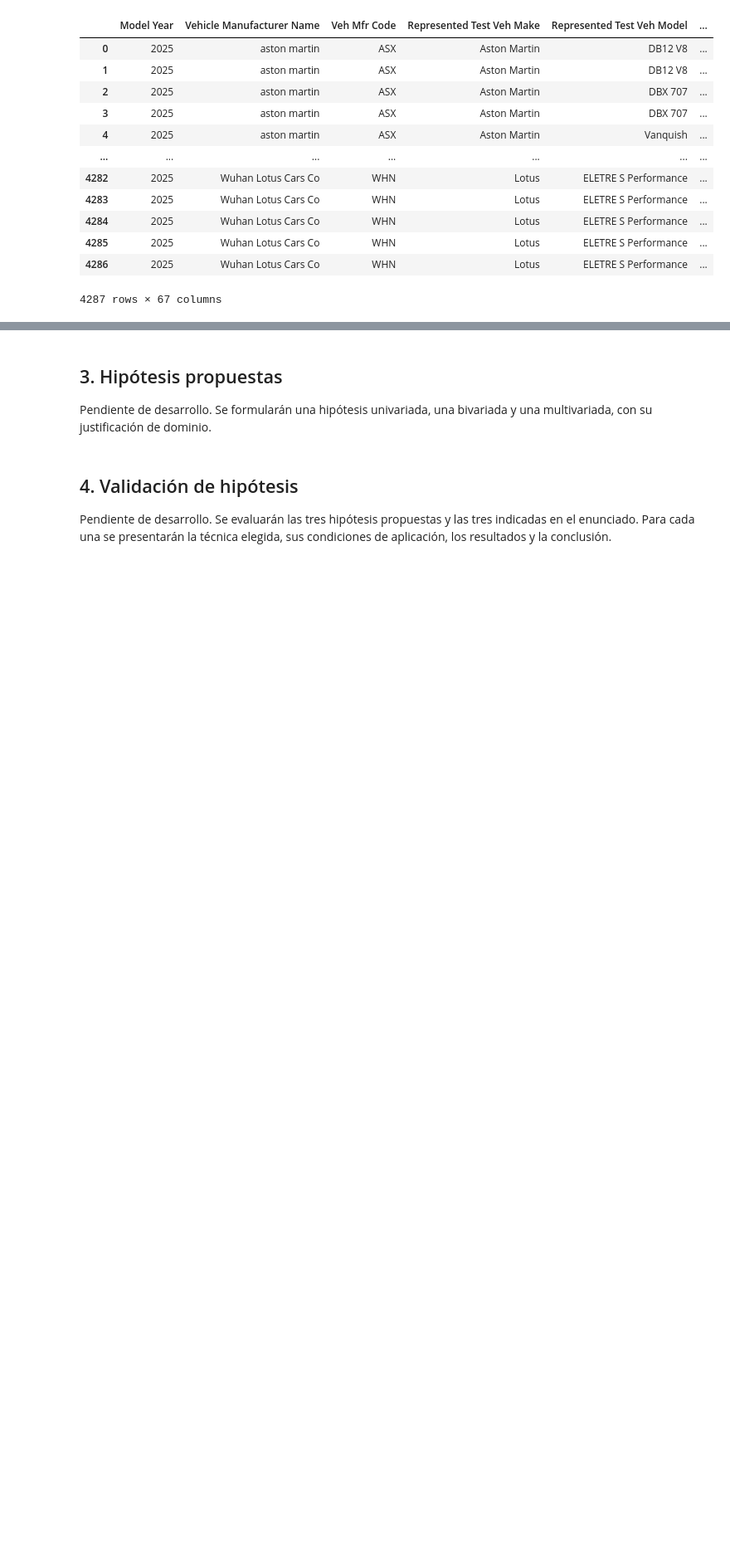
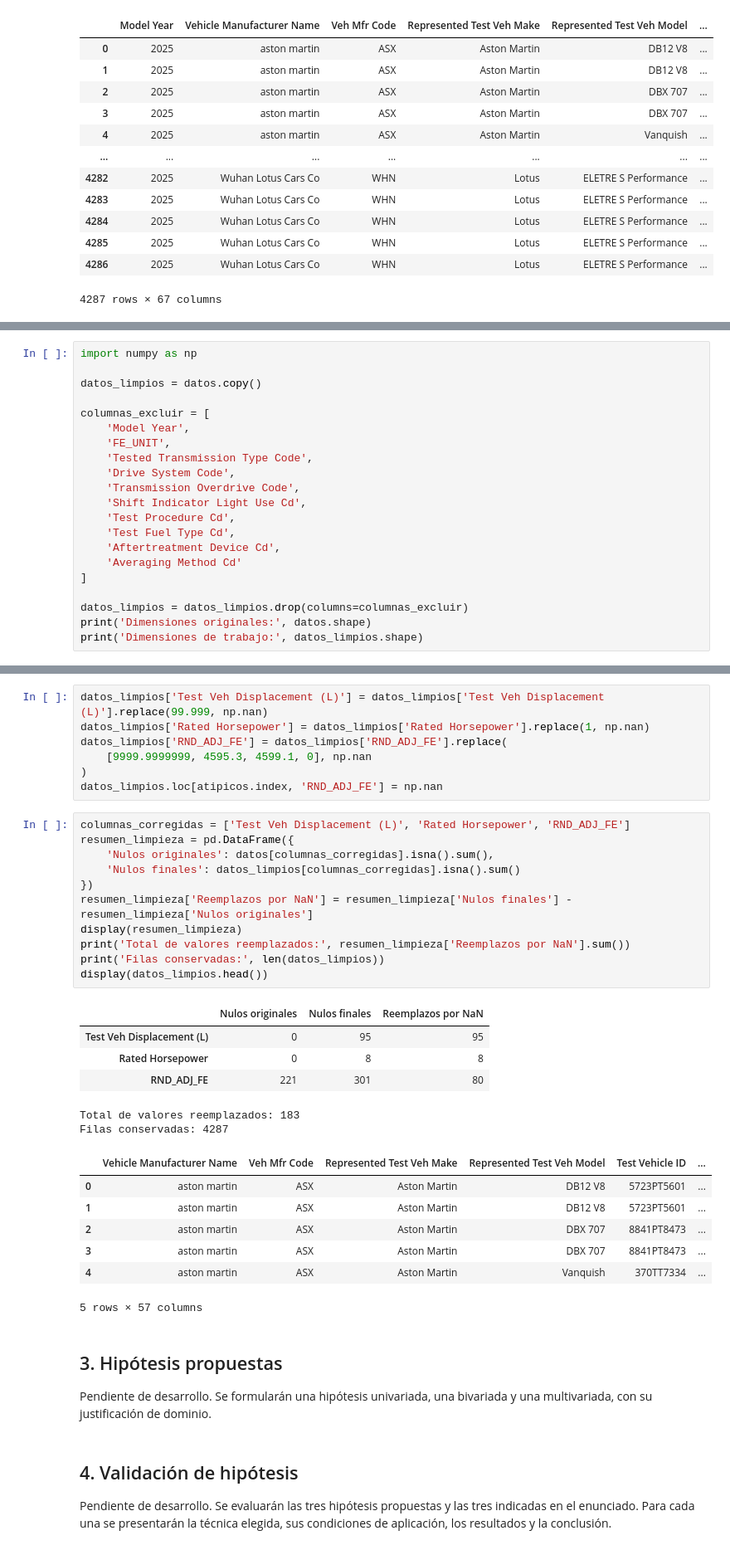
Before and after one commit to rodrigo1git/TPE-Fundamentos-de-Ciencia-de-Datos, a Jupyter notebook: TPE.ipynb, the cells around one changed output, grey strips where cells are left out. Shown at 83% size. Saved outputs shown, nothing was run; the diff lists cells and outputs as text; blank space fills up the shorter version.

Commit message:
Implementa limpieza del inciso 2 y registra verificacion

```diff
--- a/TPE.ipynb
+++ b/TPE.ipynb
@@ -382,0 +381,21 @@ Pendiente de desarrollo. Se registrarán las acciones implementadas, su justific
+# %%
+import numpy as np
+
+datos_limpios = datos.copy()
+
+columnas_excluir = [
+    'Model Year',
+    'FE_UNIT',
+    'Tested Transmission Type Code',
+    'Drive System Code',
+    'Transmission Overdrive Code',
+    'Shift Indicator Light Use Cd',
+    'Test Procedure Cd',
+    'Test Fuel Type Cd',
+    'Aftertreatment Device Cd',
+    'Averaging Method Cd'
+]
+
+datos_limpios = datos_limpios.drop(columns=columnas_excluir)
+print('Dimensiones originales:', datos.shape)
+print('Dimensiones de trabajo:', datos_limpios.shape)
@@ -383,3 +413,35 @@ Pendiente de desarrollo. Se registrarán las acciones implementadas, su justific
+# %%
+datos_limpios['Test Veh Displacement (L)'] = datos_limpios['Test Veh Displacement (L)'].replace(99.999, np.nan)
+datos_limpios['Rated Horsepower'] = datos_limpios['Rated Horsepower'].replace(1, np.nan)
+datos_limpios['RND_ADJ_FE'] = datos_limpios['RND_ADJ_FE'].replace(
+    [9999.9999999, 4595.3, 4599.1, 0], np.nan
+)
+datos_limpios.loc[atipicos.index, 'RND_ADJ_FE'] = np.nan
+# %%
+columnas_corregidas = ['Test Veh Displacement (L)', 'Rated Horsepower', 'RND_ADJ_FE']
+resumen_limpieza = pd.DataFrame({
+    'Nulos originales': datos[columnas_corregidas].isna().sum(),
+    'Nulos finales': datos_limpios[columnas_corregidas].isna().sum()
+})
+resumen_limpieza['Reemplazos por NaN'] = resumen_limpieza['Nulos finales'] - resumen_limpieza['Nulos originales']
+display(resumen_limpieza)
+print('Total de valores reemplazados:', resumen_limpieza['Reemplazos por NaN'].sum())
+print('Filas conservadas:', len(datos_limpios))
+display(datos_limpios.head())
+# %% [output]
+|  | Nulos originales | Nulos finales | Reemplazos por NaN |
+| Test Veh Displacement (L) | 0 | 95 | 95 |
+| Rated Horsepower | 0 | 8 | 8 |
+| RND_ADJ_FE | 221 | 301 | 80 |
+Total de valores reemplazados: 183
+Filas conservadas: 4287
+|  | Vehicle Manufacturer Name | Veh Mfr Code | Represented Test Veh Make | Represented Test Veh Model | Test Vehicle ID | ... |
+| 0 | aston martin | ASX | Aston Martin | DB12 V8 | 5723PT5601 | ... |
+| 1 | aston martin | ASX | Aston Martin | DB12 V8 | 5723PT5601 | ... |
+| 2 | aston martin | ASX | Aston Martin | DBX 707 | 8841PT8473 | ... |
+| 3 | aston martin | ASX | Aston Martin | DBX 707 | 8841PT8473 | ... |
+| 4 | aston martin | ASX | Aston Martin | Vanquish | 370TT7334 | ... |
+5 rows × 57 columns
 # %% [markdown]
 ## 3. Hipótesis propuestas
 
```
Also changed, not shown: parts of 6 cells of this notebook, 1 other file.
